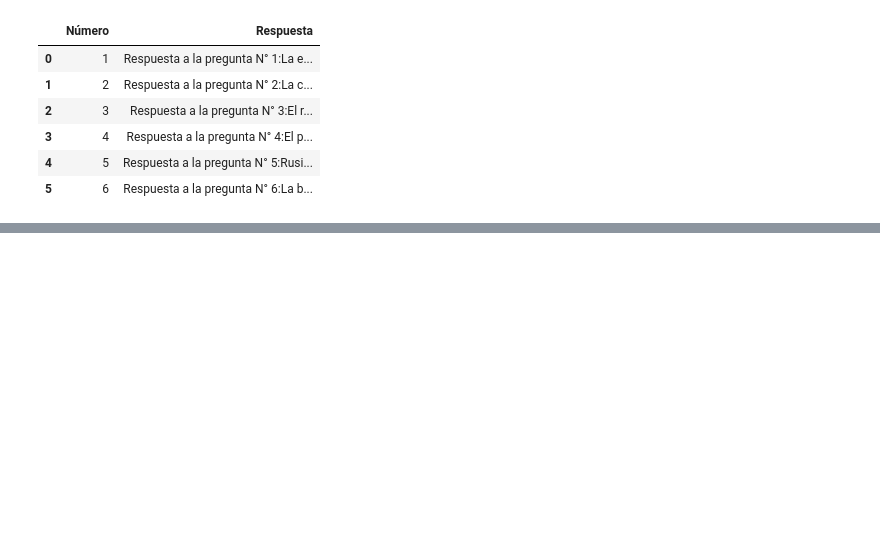
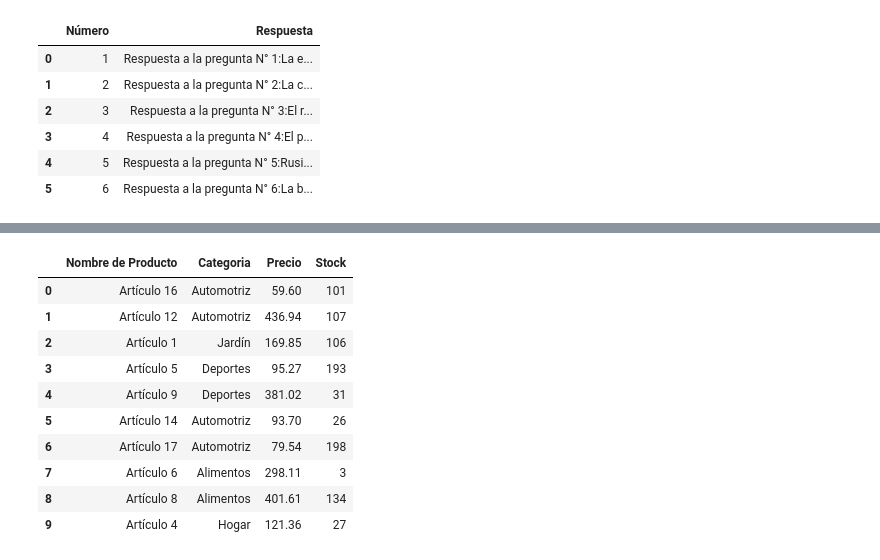
Before and after one commit to Rafael-Diaz-O/Python_pratica, a Jupyter notebook: Untitled3.ipynb, the cells around one changed output, grey strips where cells are left out. Cells and saved outputs as stored; diff of their text form; code cells hidden in the pictures; blank space fills up the shorter version.

```diff
--- a/Untitled3.ipynb
+++ b/Untitled3.ipynb
@@ -1214,0 +1310,32 @@ df
+# %%
+import pandas as pd
+import numpy as np
+
+# Define posibles valores para asegurar la variedad y unicidad
+nombres_productos_posibles = [f"Artículo {i}" for i in range(1, 21)] # Más nombres que ítems para asegurar unicidad
+categorias_posibles = ["Electrónica", "Hogar", "Alimentos", "Vestuario", "Libros", "Deportes", "Automotriz", "Jardín"]
+
+# Generar 10 ítems aleatorios y únicos
+data_inventario = {
+    'Nombre de Producto': np.random.choice(nombres_productos_posibles, 10, replace=False), # Seleccionar 10 nombres únicos
+    'Categoria': np.random.choice(categorias_posibles, 10, replace=True), # Las categorías pueden repetirse
+    'Precio': np.round(np.random.uniform(10.0, 500.0, 10), 2), # Precios entre 10 y 500 con dos decimales
+    'Stock': np.random.randint(0, 200, 10) # Stock entre 0 y 199
+}
+
+df_inventario = pd.DataFrame(data_inventario)
+# %%
+# Mostrar el DataFrame creado
+display(df_inventario.head(10))
+# %% [output]
+|  | Nombre de Producto | Categoria | Precio | Stock |
+| 0 | Artículo 16 | Automotriz | 59.60 | 101 |
+| 1 | Artículo 12 | Automotriz | 436.94 | 107 |
+| 2 | Artículo 1 | Jardín | 169.85 | 106 |
+| 3 | Artículo 5 | Deportes | 95.27 | 193 |
+| 4 | Artículo 9 | Deportes | 381.02 | 31 |
+| 5 | Artículo 14 | Automotriz | 93.70 | 26 |
+| 6 | Artículo 17 | Automotriz | 79.54 | 198 |
+| 7 | Artículo 6 | Alimentos | 298.11 | 3 |
+| 8 | Artículo 8 | Alimentos | 401.61 | 134 |
+| 9 | Artículo 4 | Hogar | 121.36 | 27 |
```
Also changed, not shown: parts of 14 cells of this notebook.
